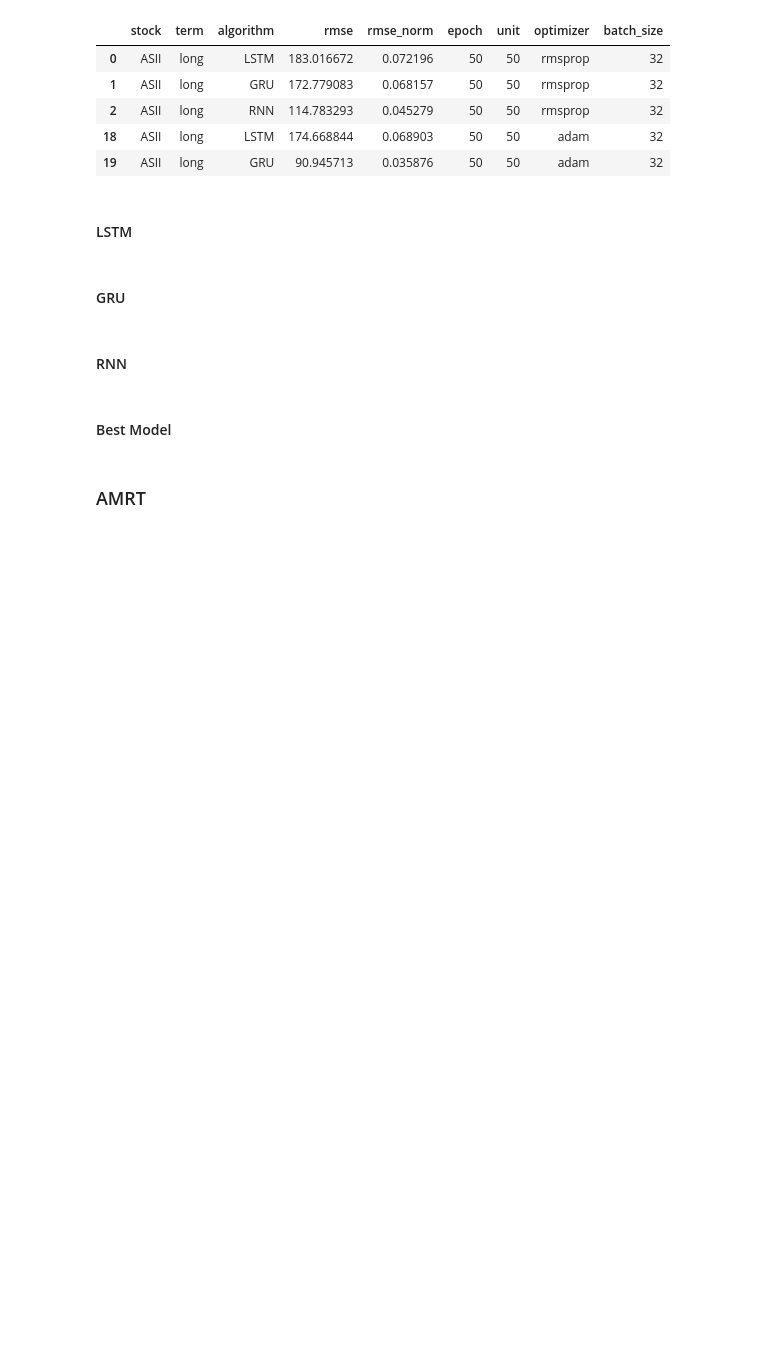
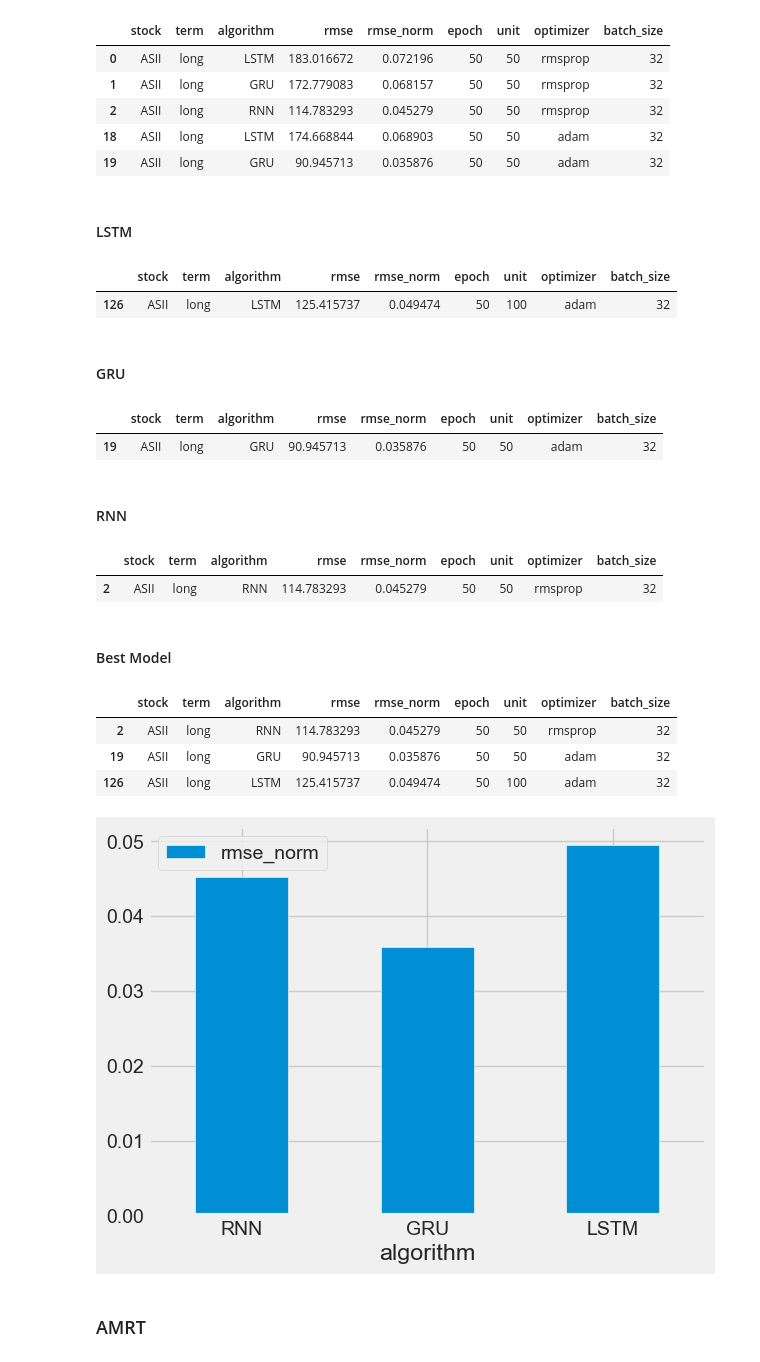
Before and after one commit to melikacandra/lstm_gru_rnn_price_predict, a Jupyter notebook: code_main/paper.ipynb, the cells around one changed output. Cells and saved outputs as stored; diff of their text form; code cells hidden in the pictures; blank space fills up the shorter version.

```diff
--- a/code_main/paper.ipynb
+++ b/code_main/paper.ipynb
@@ -47,8 +45,8 @@ model_long.head()
 # %% [markdown]
 ### ASII
 # %%
-data_ASII = model_long[model_long["stock"] == "ASII"]
-data_ASII.head()
+data_ASII_long = model_long[model_long["stock"] == "ASII"]
+data_ASII_long.head()
 # %% [output]
 |  | stock | term | algorithm | rmse | rmse_norm | epoch | unit | optimizer | batch_size |
 | 0 | ASII | long | LSTM | 183.016672 | 0.072196 | 50 | 50 | rmsprop | 32 |
@@ -58,12 +56,46 @@ data_ASII.head()
 | 19 | ASII | long | GRU | 90.945713 | 0.035876 | 50 | 50 | adam | 32 |
 # %% [markdown]
 #### LSTM
+# %%
+data_ASII_LSTM_long = data_ASII_long[data_ASII_long["algorithm"] == "LSTM"]
+minimum_LSTM_ASII = data_ASII_LSTM_long["rmse_norm"].min()
+minimum_config_LSTM_ASII = data_ASII_LSTM_long[data_ASII_LSTM_long["rmse_norm"] == minimum_LSTM_ASII]
+minimum_config_LSTM_ASII
+# %% [output]
+|  | stock | term | algorithm | rmse | rmse_norm | epoch | unit | optimizer | batch_size |
+| 126 | ASII | long | LSTM | 125.415737 | 0.049474 | 50 | 100 | adam | 32 |
 # %% [markdown]
 #### GRU
+# %%
+data_ASII_GRU_long = data_ASII_long[data_ASII_long["algorithm"] == "GRU"]
+minimum_GRU_ASII = data_ASII_GRU_long["rmse_norm"].min()
+minimum_config_GRU_ASII = data_ASII_GRU_long[data_ASII_GRU_long["rmse_norm"] == minimum_GRU_ASII]
+minimum_config_GRU_ASII
+# %% [output]
+|  | stock | term | algorithm | rmse | rmse_norm | epoch | unit | optimizer | batch_size |
+| 19 | ASII | long | GRU | 90.945713 | 0.035876 | 50 | 50 | adam | 32 |
 # %% [markdown]
 #### RNN
+# %%
+data_ASII_RNN_long = data_ASII_long[data_ASII_long["algorithm"] == "RNN"]
+minimum_RNN_ASII = data_ASII_RNN_long["rmse_norm"].min()
+minimum_config_RNN_ASII = data_ASII_RNN_long[data_ASII_RNN_long["rmse_norm"] == minimum_RNN_ASII]
+minimum_config_RNN_ASII
+# %% [output]
+|  | stock | term | algorithm | rmse | rmse_norm | epoch | unit | optimizer | batch_size |
+| 2 | ASII | long | RNN | 114.783293 | 0.045279 | 50 | 50 | rmsprop | 32 |
 # %% [markdown]
 #### Best Model
+# %%
+data_tuning_long_ASII = pd.concat([minimum_config_RNN_ASII, minimum_config_GRU_ASII, minimum_config_LSTM_ASII])
+bar_ASII_tuning_short = data_tuning_long_ASII.plot.bar(x='algorithm', y=['rmse_norm'], rot=0)
+data_tuning_long_ASII
+# %% [output]
+|  | stock | term | algorithm | rmse | rmse_norm | epoch | unit | optimizer | batch_size |
+| 2 | ASII | long | RNN | 114.783293 | 0.045279 | 50 | 50 | rmsprop | 32 |
+| 19 | ASII | long | GRU | 90.945713 | 0.035876 | 50 | 50 | adam | 32 |
+| 126 | ASII | long | LSTM | 125.415737 | 0.049474 | 50 | 100 | adam | 32 |
+[figure, added]
 # %% [markdown]
 ### AMRT
 # %%
```
Also changed, not shown: parts of 91 cells of this notebook, 1 other file.
